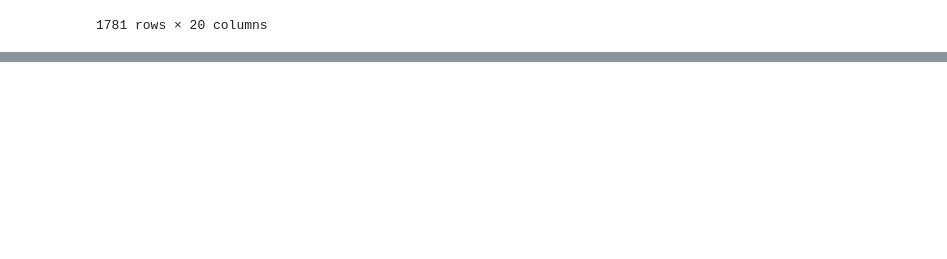
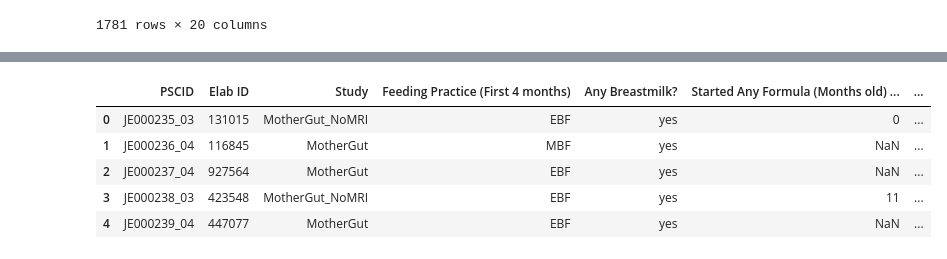
Before and after one commit to niblunc/BCP, a Jupyter notebook: data_check.ipynb, the cells around one changed output, grey strips where cells are left out. Drawn from its saved outputs; the diff is of its cells as text; code cells hidden in the pictures; blank space fills up the shorter version.

```diff
--- a/data_check.ipynb
+++ b/data_check.ipynb
@@ -208,0 +214,9 @@ IDs=IDs[['Identifiers','PSCID']]
+# %%
+subdata_dict['UMN_BCPE_Food_Transition_Ages'].head()
+# %% [output]
+|  | PSCID | Elab ID | Study | Feeding Practice (First 4 months) | Any Breastmilk? | Started Any Formula (Months old) ... | ... |
+| 0 | JE000235_03 | 131015 | MotherGut_NoMRI | EBF | yes | 0 | ... |
+| 1 | JE000236_04 | 116845 | MotherGut | MBF | yes | NaN | ... |
+| 2 | JE000237_04 | 927564 | MotherGut | EBF | yes | NaN | ... |
+| 3 | JE000238_03 | 423548 | MotherGut_NoMRI | EBF | yes | 11 | ... |
+| 4 | JE000239_04 | 447077 | MotherGut | EBF | yes | NaN | ... |
```
Also changed, not shown: parts of 25 cells of this notebook, 3 other files.
